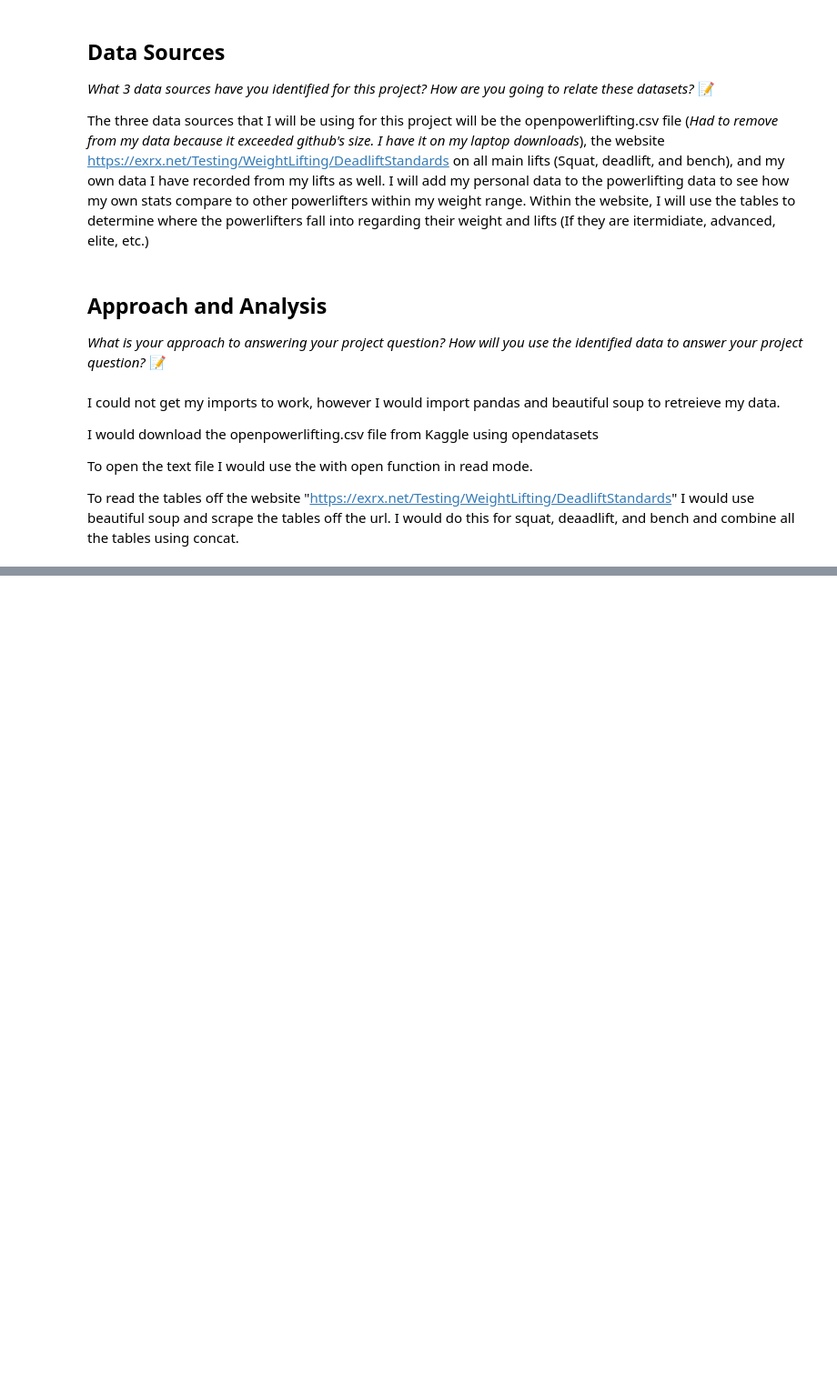
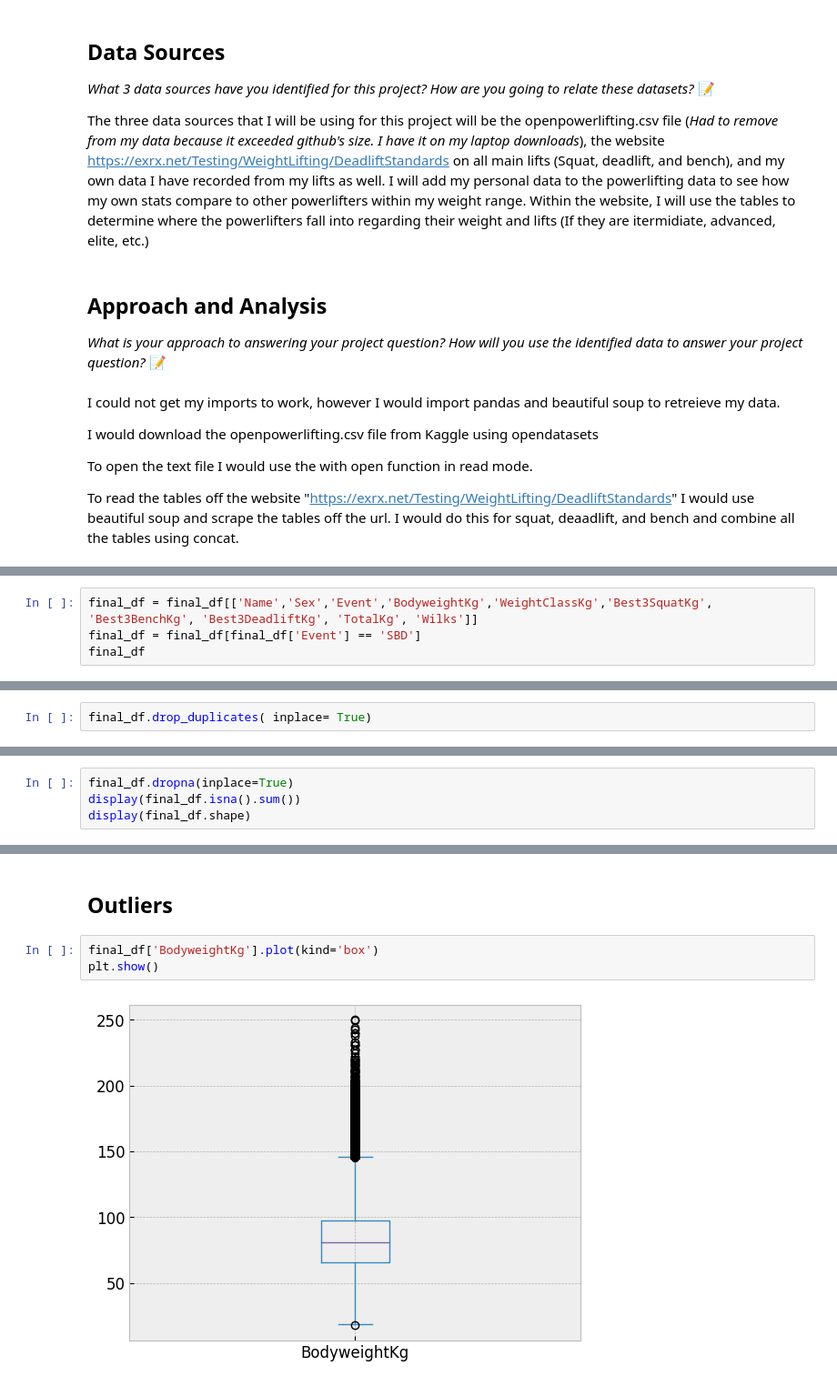
Before and after one commit to IT4063c-Spring23/final-project-3DSatterley, a Jupyter notebook: source.ipynb, the cells around one changed output, grey strips where cells are left out. Shown: that part at 91% size. Cells and saved outputs as stored; diff of their text form; blank space fills up the shorter version.

```diff
--- a/source.ipynb
+++ b/source.ipynb
@@ -45,0 +168,4 @@ To read the tables off the website "https://exrx.net/Testing/WeightLifting/Deadl
+# %%
+final_df = final_df[['Name','Sex','Event','BodyweightKg','WeightClassKg','Best3SquatKg', 'Best3BenchKg', 'Best3DeadliftKg', 'TotalKg', 'Wilks']]
+final_df = final_df[final_df['Event'] == 'SBD']
+final_df
@@ -45,0 +243,2 @@ To read the tables off the website "https://exrx.net/Testing/WeightLifting/Deadl
+# %%
+final_df.drop_duplicates( inplace= True)
@@ -45,0 +269,4 @@ To read the tables off the website "https://exrx.net/Testing/WeightLifting/Deadl
+# %%
+final_df.dropna(inplace=True)
+display(final_df.isna().sum())
+display(final_df.shape)
@@ -45,0 +286,7 @@ To read the tables off the website "https://exrx.net/Testing/WeightLifting/Deadl
+# %% [markdown]
+## Outliers
+# %%
+final_df['BodyweightKg'].plot(kind='box')
+plt.show()
+# %% [output]
+[figure, added]
```
Also changed, not shown: parts of 33 cells of this notebook, 5 other files.
